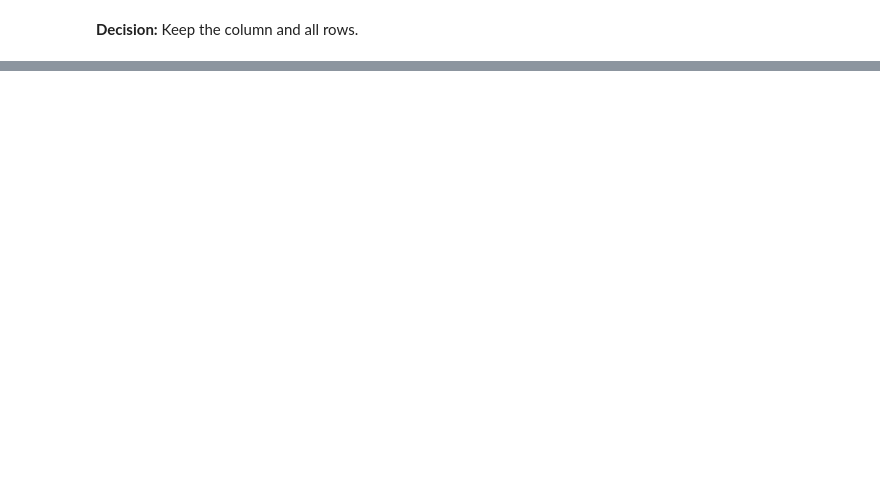
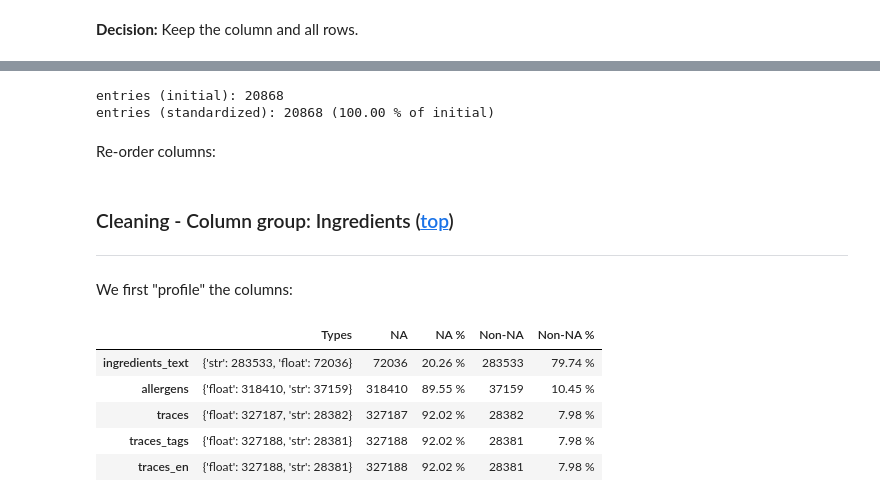
Before and after one commit to jeanrichard/epflx-adsml19-course2-project, a Jupyter notebook: course-02-project-task-a.ipynb, the cells around one changed output, grey strips where cells are left out. Cells and saved outputs as stored; diff of their text form; code cells hidden in the pictures; blank space fills up the shorter version.

```diff
--- a/course-02-project-task-a.ipynb
+++ b/course-02-project-task-a.ipynb
@@ -746,0 +482,50 @@ display_allcols_notrunc(df[df['emb_codes'].notna()])
+# %%
+def to_coordinates(values: pd.Series) -> t.Tuple[float, float]:
+    """\
+    Checks whether a string contains valid geographic coordinates.
+    """
+    na = np.nan, np.nan
+
+    text = values['first_packaging_code_geo']
+
+    if pd.isna(text):
+        return na
+
+    tokens = text.split(',')
+    if len(tokens) != 2:
+        return na
+    lat_token, lon_token = tokens
+    try:
+        lat = float(lat_token)
+        lon = float(lon_token)
+    except ValueError:
+        return na
+    if not (-90.0 <= lat <= 90.0):
+        return na
+    if not (-180.0 <= lon <= 180.0):
+        return na
+    return lat, lon
+
+
+ninitial = df['first_packaging_code_geo'].notna().sum()
+
+df_coords = (
+    df[['first_packaging_code_geo']]
+    .apply(to_coordinates, axis=1, result_type='expand')
+    .rename(columns={0: 'lat', 1: 'lon'})
+)
+
+df['first_packaging_code_lat'] = df_coords['lat']
+df['first_packaging_code_lon'] = df_coords['lon']
+df = df.drop(columns='first_packaging_code_geo')
+
+nstandardized = df_coords['lon'].notna().sum()
+pstandardized = nstandardized / ninitial * 100
+
+print(f"entries (initial): {ninitial}")
+print(f"entries (standardized): {nstandardized} ({pstandardized:.2f} % of initial)")
+# %% [output]
+entries (initial): 20868
+entries (standardized): 20868 (100.00 % of initial)
+# %% [markdown]
+Re-order columns:
@@ -746,0 +537,15 @@ display_allcols_notrunc(df[df['emb_codes'].notna()])
+# %% [markdown]
+### Cleaning - Column group: Ingredients<a name="task-a-cleaning-ingredients"></a>  ([top](#top))
+---
+# %% [markdown]
+We first "profile" the columns:
+# %%
+columns = df.columns.to_series()['ingredients_text': 'traces_en'].to_list()
+style_percentages(profile(df[columns]))
+# %% [output]
+|  | Types | NA | NA % | Non-NA | Non-NA % |
+| ingredients_text | {'str': 283533, 'float': 72036} | 72036 | 20.26 % | 283533 | 79.74 % |
+| allergens | {'float': 318410, 'str': 37159} | 318410 | 89.55 % | 37159 | 10.45 % |
+| traces | {'float': 327187, 'str': 28382} | 327187 | 92.02 % | 28382 | 7.98 % |
+| traces_tags | {'float': 327188, 'str': 28381} | 327188 | 92.02 % | 28381 | 7.98 % |
+| traces_en | {'float': 327188, 'str': 28381} | 327188 | 92.02 % | 28381 | 7.98 % |
```
Also changed, not shown: parts of 204 cells of this notebook, 6 other files.
